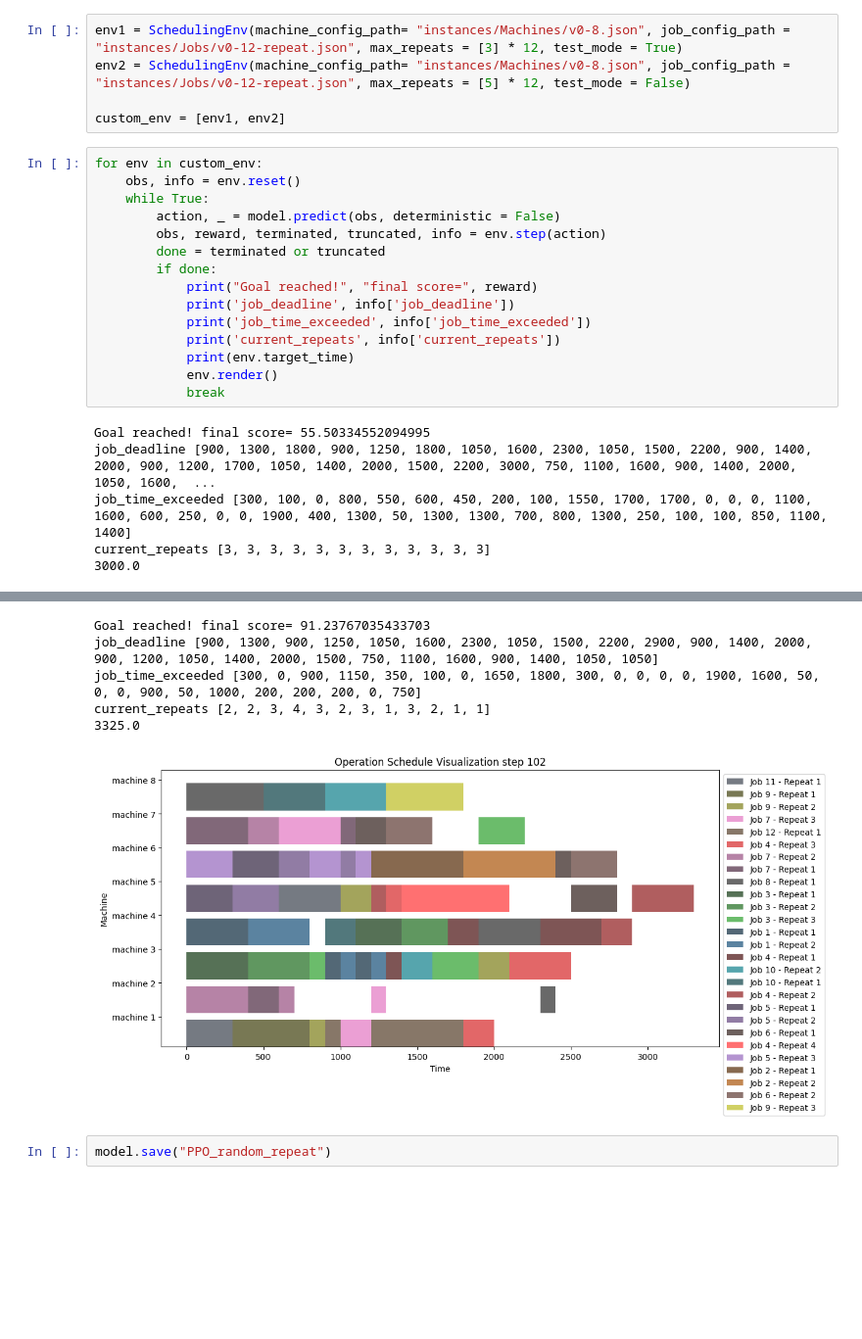
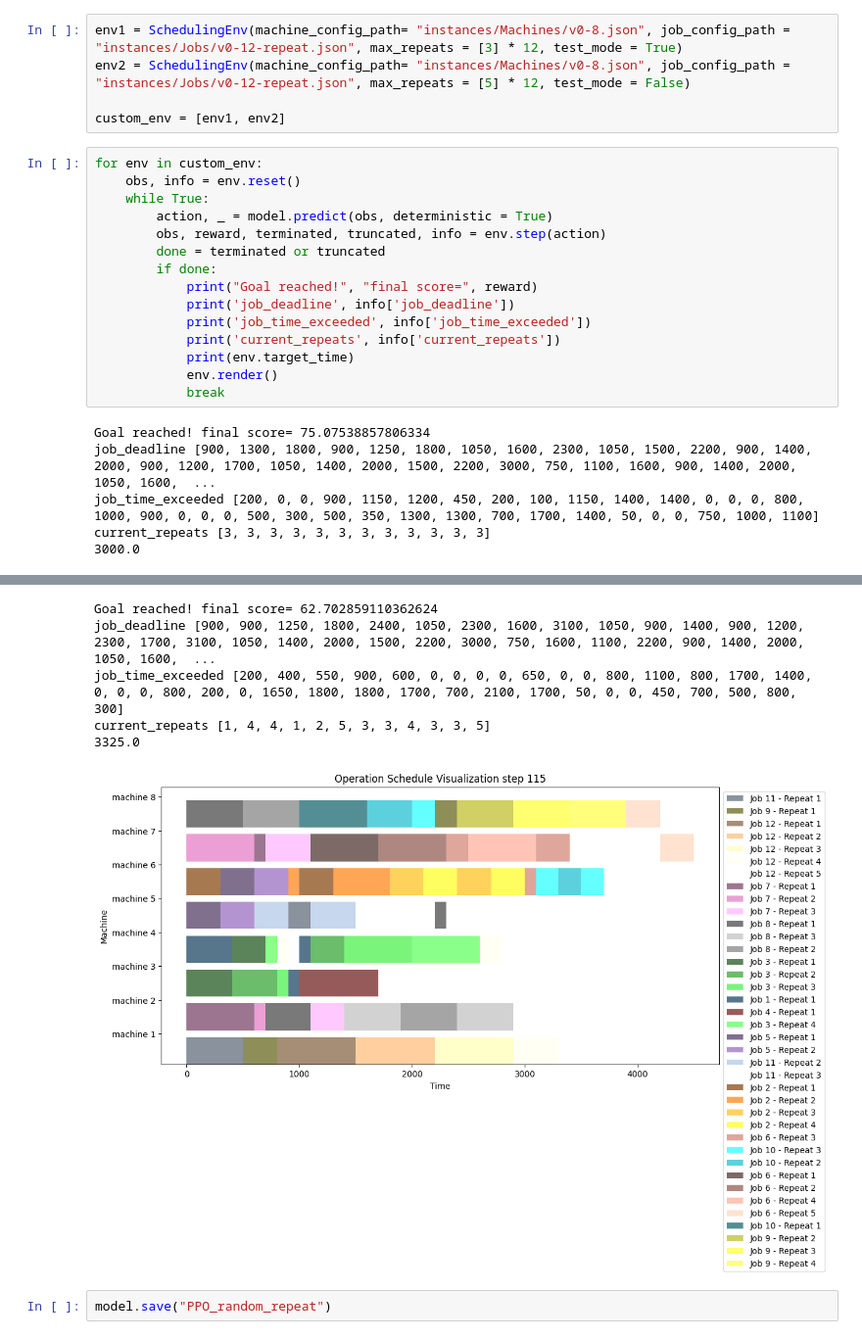
Before and after one commit to Huch0/RL-Scheduler, a Jupyter notebook: Test_CustomRepeatableEnv.ipynb, the cells around one changed output, grey strips where cells are left out. Shown at 98% size. Saved outputs shown, nothing was run; the diff lists cells and outputs as text; blank space fills up the shorter version.

```diff
--- a/Test_CustomRepeatableEnv.ipynb
+++ b/Test_CustomRepeatableEnv.ipynb
@@ -101,7 +101,7 @@ custom_env = [env1, env2]
 for env in custom_env:
     obs, info = env.reset()
     while True:
-        action, _ = model.predict(obs, deterministic = False)
+        action, _ = model.predict(obs, deterministic = True)
         obs, reward, terminated, truncated, info = env.step(action)
         done = terminated or truncated
         if done:
@@ -113,8 +113,8 @@ for env in custom_env:
             env.render()
             break
 # %% [output]
-Goal reached! final score= 55.50334552094995
+Goal reached! final score= 75.07538857806334
 job_deadline [900, 1300, 1800, 900, 1250, 1800, 1050, 1600, 2300, 1050, 1500, 2200, 900, 1400, 2000, 900, 1200, 1700, 1050, 1400, 2000, 1500, 2200, 3000, 750, 1100, 1600, 900, 1400, 2000, 1050, 1600,  ...
-job_time_exceeded [300, 100, 0, 800, 550, 600, 450, 200, 100, 1550, 1700, 1700, 0, 0, 0, 1100, 1600, 600, 250, 0, 0, 1900, 400, 1300, 50, 1300, 1300, 700, 800, 1300, 250, 100, 100, 850, 1100, 1400]
+job_time_exceeded [200, 0, 0, 900, 1150, 1200, 450, 200, 100, 1150, 1400, 1400, 0, 0, 0, 800, 1000, 900, 0, 0, 0, 500, 300, 500, 350, 1300, 1300, 700, 1700, 1400, 50, 0, 0, 750, 1000, 1100]
 current_repeats [3, 3, 3, 3, 3, 3, 3, 3, 3, 3, 3, 3]
 3000.0
@@ -122,8 +122,8 @@ current_repeats [3, 3, 3, 3, 3, 3, 3, 3, 3, 3, 3, 3]
-Goal reached! final score= 91.23767035433703
-job_deadline [900, 1300, 900, 1250, 1050, 1600, 2300, 1050, 1500, 2200, 2900, 900, 1400, 2000, 900, 1200, 1050, 1400, 2000, 1500, 750, 1100, 1600, 900, 1400, 1050, 1050]
-job_time_exceeded [300, 0, 900, 1150, 350, 100, 0, 1650, 1800, 300, 0, 0, 0, 0, 1900, 1600, 50, 0, 0, 900, 50, 1000, 200, 200, 200, 0, 750]
-current_repeats [2, 2, 3, 4, 3, 2, 3, 1, 3, 2, 1, 1]
+Goal reached! final score= 62.702859110362624
+job_deadline [900, 900, 1250, 1800, 2400, 1050, 2300, 1600, 3100, 1050, 900, 1400, 900, 1200, 2300, 1700, 3100, 1050, 1400, 2000, 1500, 2200, 3000, 750, 1600, 1100, 2200, 900, 1400, 2000, 1050, 1600,  ...
+job_time_exceeded [200, 400, 550, 900, 600, 0, 0, 0, 0, 650, 0, 0, 800, 1100, 800, 1700, 1400, 0, 0, 0, 800, 200, 0, 1650, 1800, 1800, 1700, 700, 2100, 1700, 50, 0, 0, 450, 700, 500, 800, 300]
+current_repeats [1, 4, 4, 1, 2, 5, 3, 3, 4, 3, 3, 5]
 3325.0
-[figure, old version]
+[figure, new version]
 # %%
 model.save("PPO_random_repeat")
```
Also changed, not shown: parts of 1 cell of this notebook, 1 other file.
